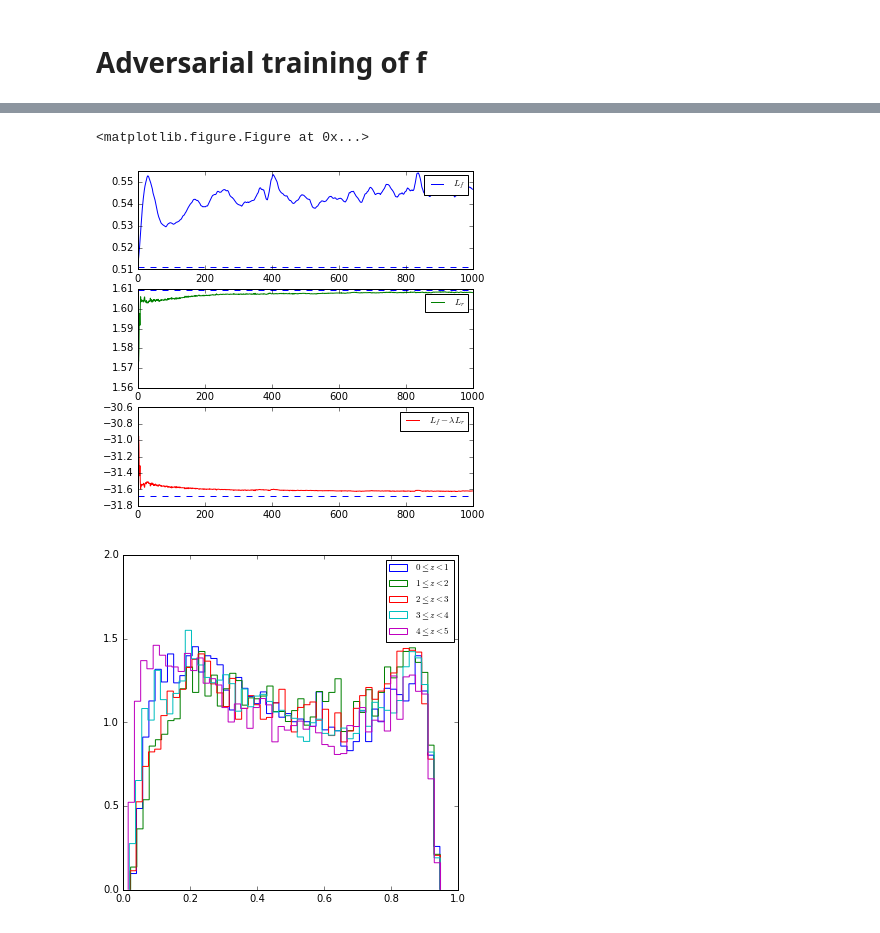
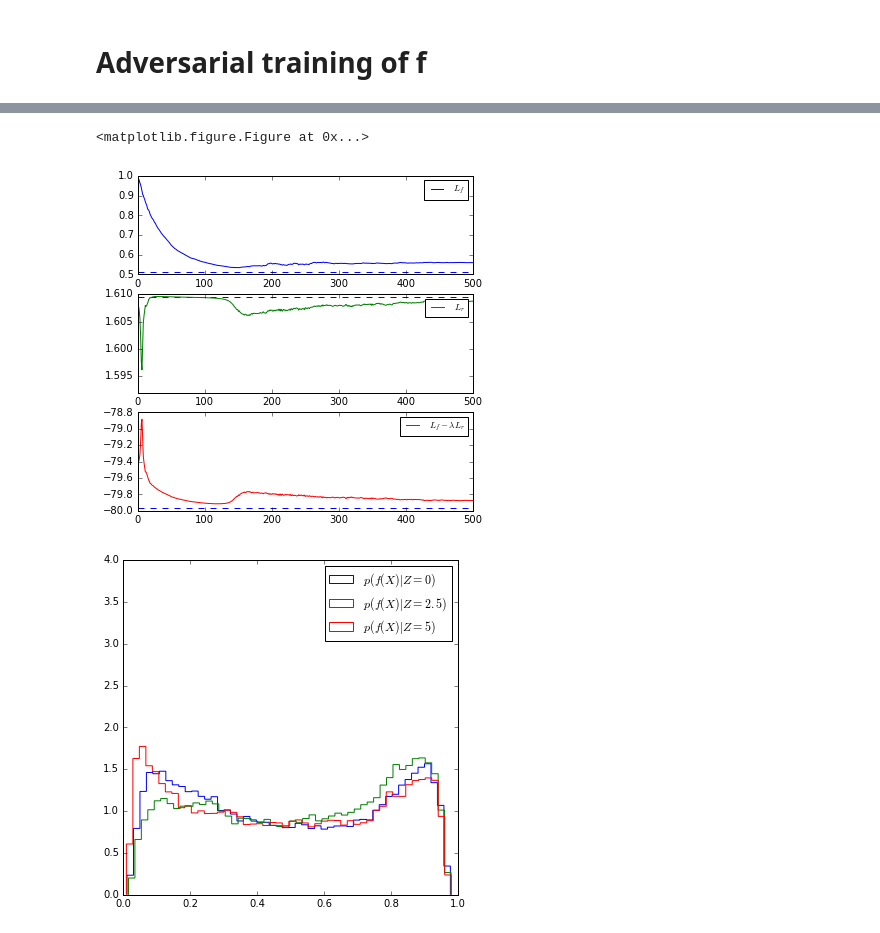
Before and after one commit to glouppe/paper-learning-to-pivot, a Jupyter notebook: code/Toy.ipynb, the cells around one changed output, grey strips where cells are left out. Saved outputs shown, nothing was run; the diff lists cells and outputs as text; code cells hidden in the pictures.

```diff
--- a/code/Toy.ipynb
+++ b/code/Toy.ipynb
@@ -196,13 +196,13 @@ def make_loss_R(c):
 opt_D = SGD()
 D.compile(loss=[make_loss_D(c=1.0)], optimizer=opt_D)
 
-opt_DRf = SGD() #Adam() #SGD(lr=10e-3, momentum=0.1)
+opt_DRf = SGD(momentum=0) #Adam() #SGD(lr=10e-3, momentum=0.1)
 DRf = Model(input=[inputs], output=[D(inputs), R(inputs)])
 DRf.compile(loss=[make_loss_D(c=1.0),
                   make_loss_R(c=-lam)],   # compare with c=0.0, ie. when no there is no adversary
             optimizer=opt_DRf)
 
-opt_DfR = SGD() # Adam() #SGD(lr=10e-3, momentum=0.1)
+opt_DfR = SGD(momentum=0) # Adam() #SGD(lr=10e-3, momentum=0.1)
 DfR = Model(input=[inputs], output=[R(inputs)])
 DfR.compile(loss=[make_loss_R(c=1.0)],
             optimizer=opt_DfR)
@@ -530,7 +531,7 @@ from keras.optimizers import Adam, SGD
 import keras.backend as K
 import theano.tensor as T
 
-lam = 20.0
+lam = 50.0
 
 def make_loss_D(c):
     def loss_D(y_true, y_pred):
@@ -560,13 +561,13 @@ def make_loss_R(c):
 opt_D = SGD()
 D.compile(loss=[make_loss_D(c=1.0)], optimizer=opt_D)
 
-opt_DRf = Adam() # SGD() # Adam()
+opt_DRf = SGD(momentum=0.0)
 DRf = Model(input=[inputs], output=[D(inputs), R(inputs)])
 DRf.compile(loss=[make_loss_D(c=1.0),
                   make_loss_R(c=-lam)],   # compare with c=0.0, ie. when no there is no adversary
             optimizer=opt_DRf)
 
-opt_DfR = Adam() # SGD(lr=10e-3, momentum=0.1)
+opt_DfR = SGD(momentum=0.0)
 DfR = Model(input=[inputs], output=[R(inputs)])
 DfR.compile(loss=[make_loss_R(c=1.0)],
             optimizer=opt_DfR)
@@ -750,8 +789,13 @@ losses = {"L_f": [], "L_r": [], "L_f - L_r": []}
 # %%
 batch_size = 128
 
-for i in range(1001):
-    if i % 5 == 0:
+for i in range(501):
+    l = DRf.evaluate(X_valid, [y_valid, z_valid], verbose=0)
+    losses["L_f - L_r"].append(l[0][None][0])
+    losses["L_f"].append(l[1][None][0])
+    losses["L_r"].append(-l[2][None][0])
+
+    if i % 50 == 0:
         plot_losses(i, losses)
 
     # Fit D
@@ -760,33 +804,23 @@ for i in range(1001):
     indices = np.random.permutation(len(X_train))[:batch_size]
     DRf.train_on_batch(X_train[indices], [y_train[indices], z_train[indices]])
 
-    l = DRf.evaluate(X_valid, [y_valid, z_valid], verbose=0)
-    losses["L_f - L_r"].append(l[0][None][0])
-    losses["L_f"].append(l[1][None][0])
-    losses["L_r"].append(-l[2][None][0])
-
     # Fit R
     D.trainable = False
     R.trainable = True
-
-#     for j in range(100):
-#         indices = np.random.permutation(len(X_train))[:batch_size]
-#         DfR.train_on_batch(X_train[indices], z_train[indices])
     DfR.fit(X_train, z_train, nb_epoch=1, verbose=0)
 # %% [output]
 <matplotlib.figure.Figure at 0x...>
-[figure, old version]
+[figure, new version]
 # %%
-plt.hist(1. - D.predict(X[(0 <= z) & (z < 1)]), bins=50, normed=1, histtype="step", label="$0\leq z<1$")
-plt.hist(1. - D.predict(X[(1 <= z) & (z < 2)]), bins=50, normed=1, histtype="step", label="$1\leq z<2$")
-plt.hist(1. - D.predict(X[(2 <= z) & (z < 3)]), bins=50, normed=1, histtype="step", label="$2\leq z<3$")
-plt.hist(1. - D.predict(X[(3 <= z) & (z < 4)]), bins=50, normed=1, histtype="step", label="$3\leq z<4$")
-plt.hist(1. - D.predict(X[(4 <= z) & (z < 5)]), bins=50, normed=1, histtype="step", label="$4\leq z<5$")
-plt.legend(loc="best", prop={'size': 9})
-plt.ylim(0,2)
+plt.hist(1. - D.predict(make_X(50000, z=0)), bins=50, normed=1, histtype="step", label="$p(f(X)|Z=0)$")
+plt.hist(1. - D.predict(make_X(50000, z=2.5)), bins=50, normed=1, histtype="step", label="$p(f(X)|Z=2.5)$")
+plt.hist(1. - D.predict(make_X(50000, z=5)), bins=50, normed=1, histtype="step", label="$p(f(X)|Z=5)$")
+plt.legend(loc="best")
+plt.ylim(0,4)
+plt.savefig("f-adversary.pdf")
 plt.show()
 # %% [output]
-[figure, old version]
+[figure, new version]
 # %%
 X_test = np.random.rand(25000, 2)
 X_test[:, 0] *= 10.
```
Also changed, not shown: parts of 34 cells of this notebook, 12 other files.
